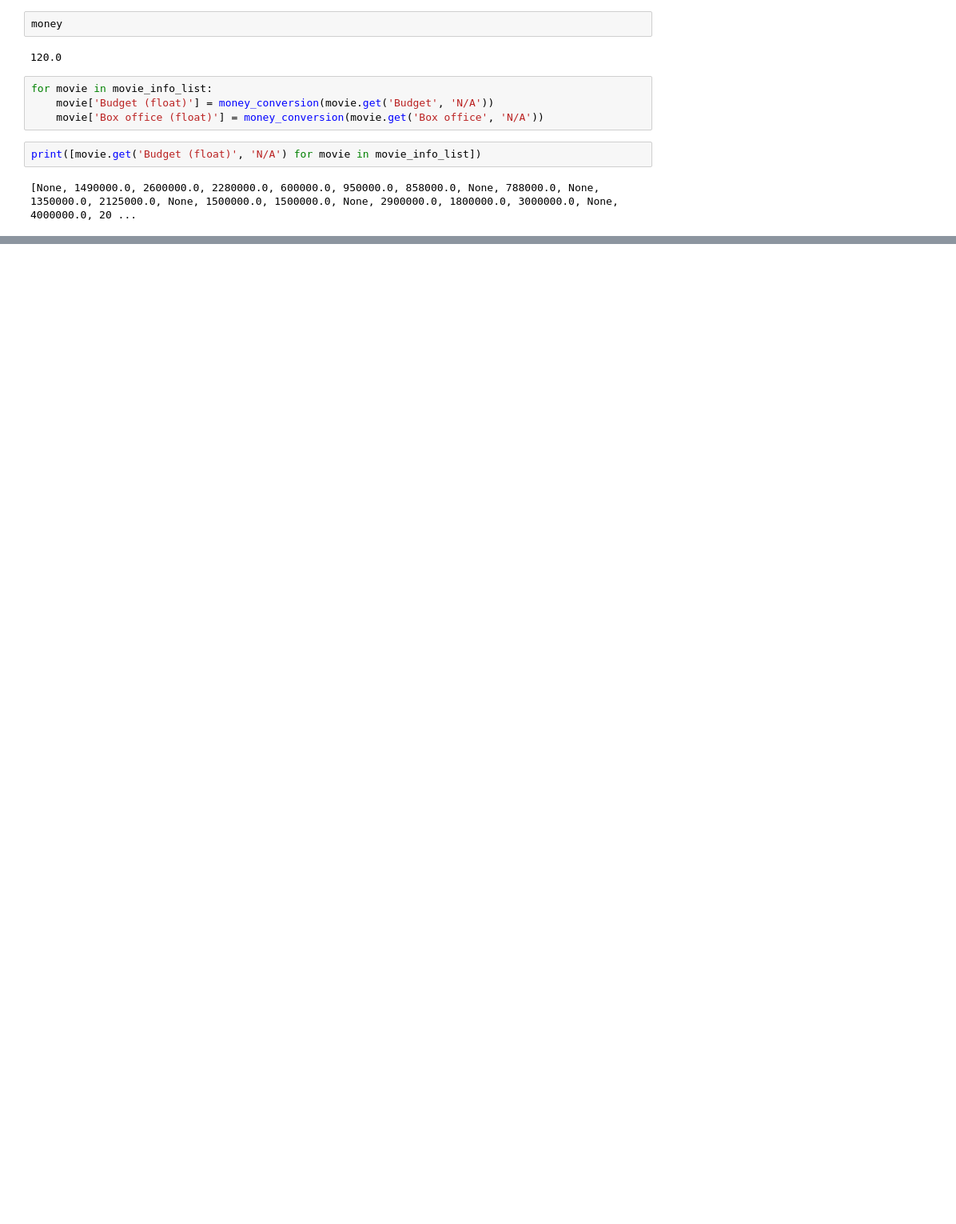
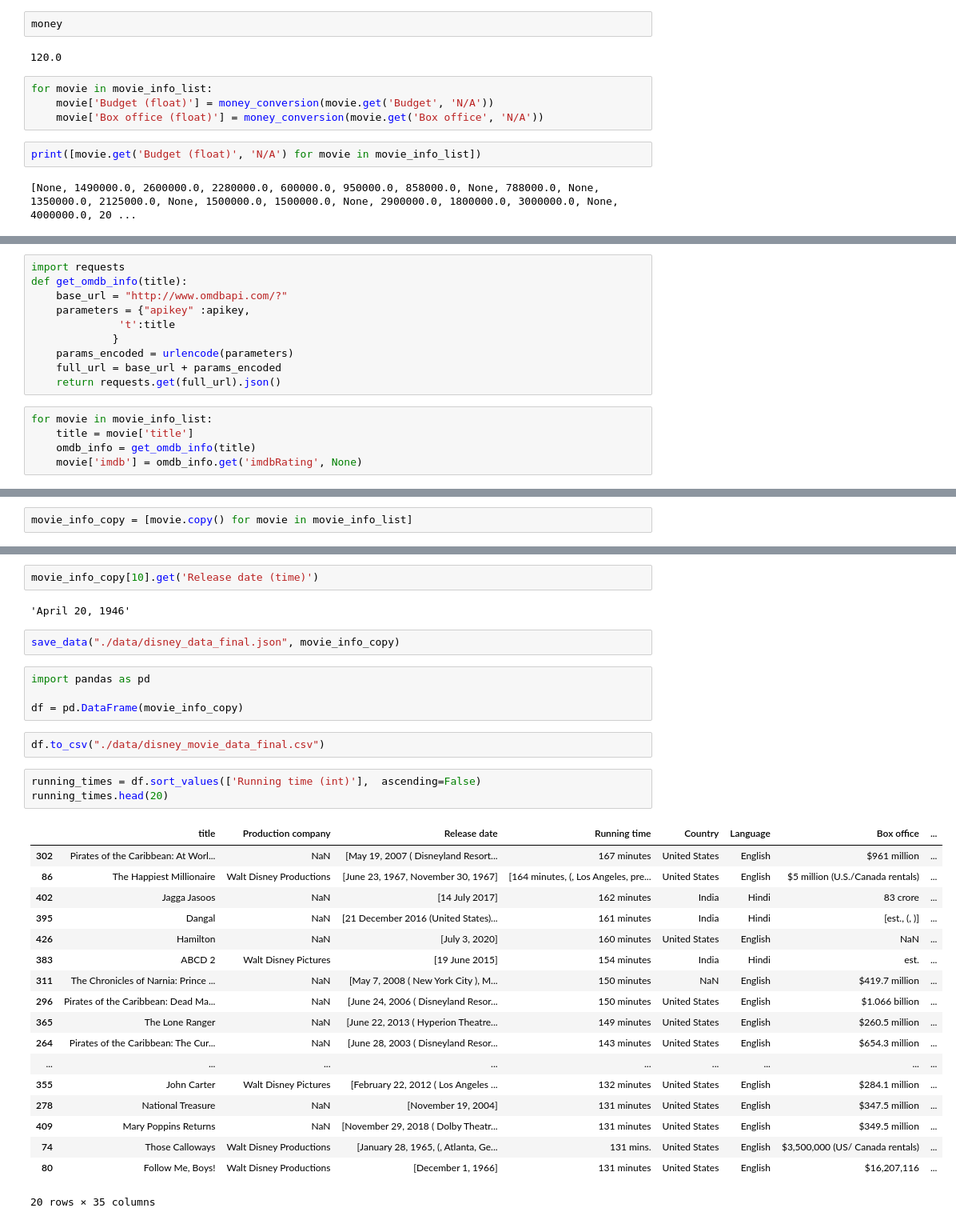
Before and after one commit to webscraping-python/disney-data-science-tasks, a Jupyter notebook: Dataset-Creation.ipynb, the cells around one changed output, grey strips where cells are left out. Shown at 80% size. Drawn from its saved outputs; the diff is of its cells as text; blank space fills up the shorter version.

Commit message:
Finised disney

```diff
--- a/Dataset-Creation.ipynb
+++ b/Dataset-Creation.ipynb
@@ -409,0 +489,15 @@ print([movie.get('Budget (float)', 'N/A') for movie in movie_info_list])
+# %%
+import requests
+def get_omdb_info(title):
+    base_url = "http://www.omdbapi.com/?"
+    parameters = {"apikey" :apikey,
+              't':title
+             }
+    params_encoded = urlencode(parameters)
+    full_url = base_url + params_encoded
+    return requests.get(full_url).json()
+# %%
+for movie in movie_info_list:
+    title = movie['title']
+    omdb_info = get_omdb_info(title)
+    movie['imdb'] = omdb_info.get('imdbRating', None)
@@ -409,0 +528,2 @@ print([movie.get('Budget (float)', 'N/A') for movie in movie_info_list])
+# %%
+movie_info_copy = [movie.copy() for movie in movie_info_list]
@@ -409,0 +537,34 @@ print([movie.get('Budget (float)', 'N/A') for movie in movie_info_list])
+# %%
+movie_info_copy[10].get('Release date (time)')
+# %% [output]
+'April 20, 1946'
+# %%
+save_data("./data/disney_data_final.json", movie_info_copy)
+# %%
+import pandas as pd
+
+df = pd.DataFrame(movie_info_copy)
+# %%
+df.to_csv("./data/disney_movie_data_final.csv")
+# %%
+running_times = df.sort_values(['Running time (int)'],  ascending=False)
+running_times.head(20)
+# %% [output]
+|  | title | Production company | Release date | Running time | Country | Language | Box office | ... |
+| 302 | Pirates of the Caribbean: At Worl... | NaN | [May 19, 2007 ( Disneyland Resort... | 167 minutes | United States | English | $961 million | ... |
+| 86 | The Happiest Millionaire | Walt Disney Productions | [June 23, 1967, November 30, 1967] | [164 minutes, (, Los Angeles, pre... | United States | English | $5 million (U.S./Canada rentals) | ... |
+| 402 | Jagga Jasoos | NaN | [14 July 2017] | 162 minutes | India | Hindi | 83 crore | ... |
+| 395 | Dangal | NaN | [21 December 2016 (United States)... | 161 minutes | India | Hindi | [est., (, )] | ... |
+| 426 | Hamilton | NaN | [July 3, 2020] | 160 minutes | United States | English | NaN | ... |
+| 383 | ABCD 2 | Walt Disney Pictures | [19 June 2015] | 154 minutes | India | Hindi | est. | ... |
+| 311 | The Chronicles of Narnia: Prince ... | NaN | [May 7, 2008 ( New York City ), M... | 150 minutes | NaN | English | $419.7 million | ... |
+| 296 | Pirates of the Caribbean: Dead Ma... | NaN | [June 24, 2006 ( Disneyland Resor... | 150 minutes | United States | English | $1.066 billion | ... |
+| 365 | The Lone Ranger | NaN | [June 22, 2013 ( Hyperion Theatre... | 149 minutes | United States | English | $260.5 million | ... |
+| 264 | Pirates of the Caribbean: The Cur... | NaN | [June 28, 2003 ( Disneyland Resor... | 143 minutes | United States | English | $654.3 million | ... |
+| ... | ... | ... | ... | ... | ... | ... | ... | ... |
+| 355 | John Carter | Walt Disney Pictures | [February 22, 2012 ( Los Angeles ... | 132 minutes | United States | English | $284.1 million | ... |
+| 278 | National Treasure | NaN | [November 19, 2004] | 131 minutes | United States | English | $347.5 million | ... |
+| 409 | Mary Poppins Returns | NaN | [November 29, 2018 ( Dolby Theatr... | 131 minutes | United States | English | $349.5 million | ... |
+| 74 | Those Calloways | Walt Disney Productions | [January 28, 1965, (, Atlanta, Ge... | 131 mins. | United States | English | $3,500,000 (US/ Canada rentals) | ... |
+| 80 | Follow Me, Boys! | Walt Disney Productions | [December 1, 1966] | 131 minutes | United States | English | $16,207,116 | ... |
+20 rows × 35 columns
```
Also changed, not shown: parts of 20 cells of this notebook, 7 other files.
